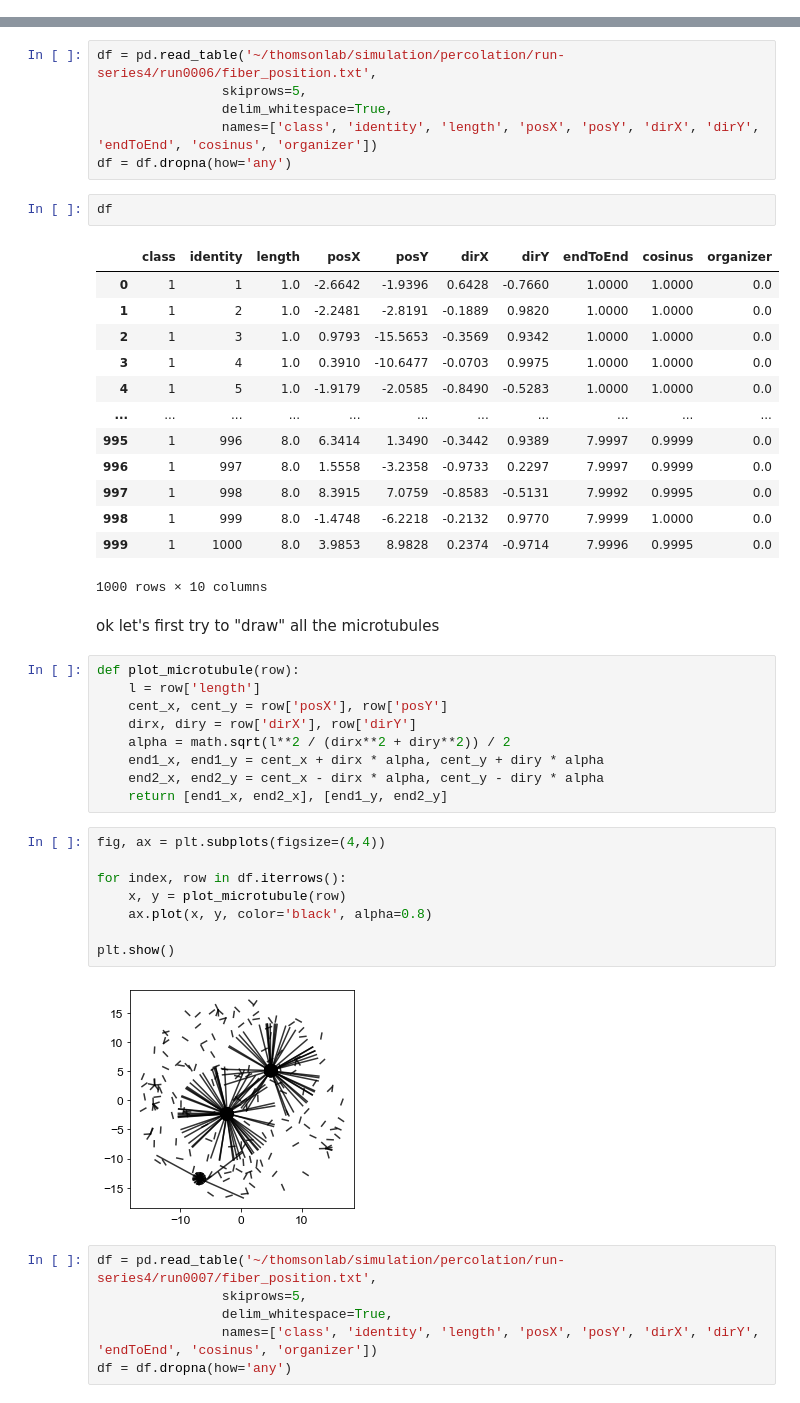
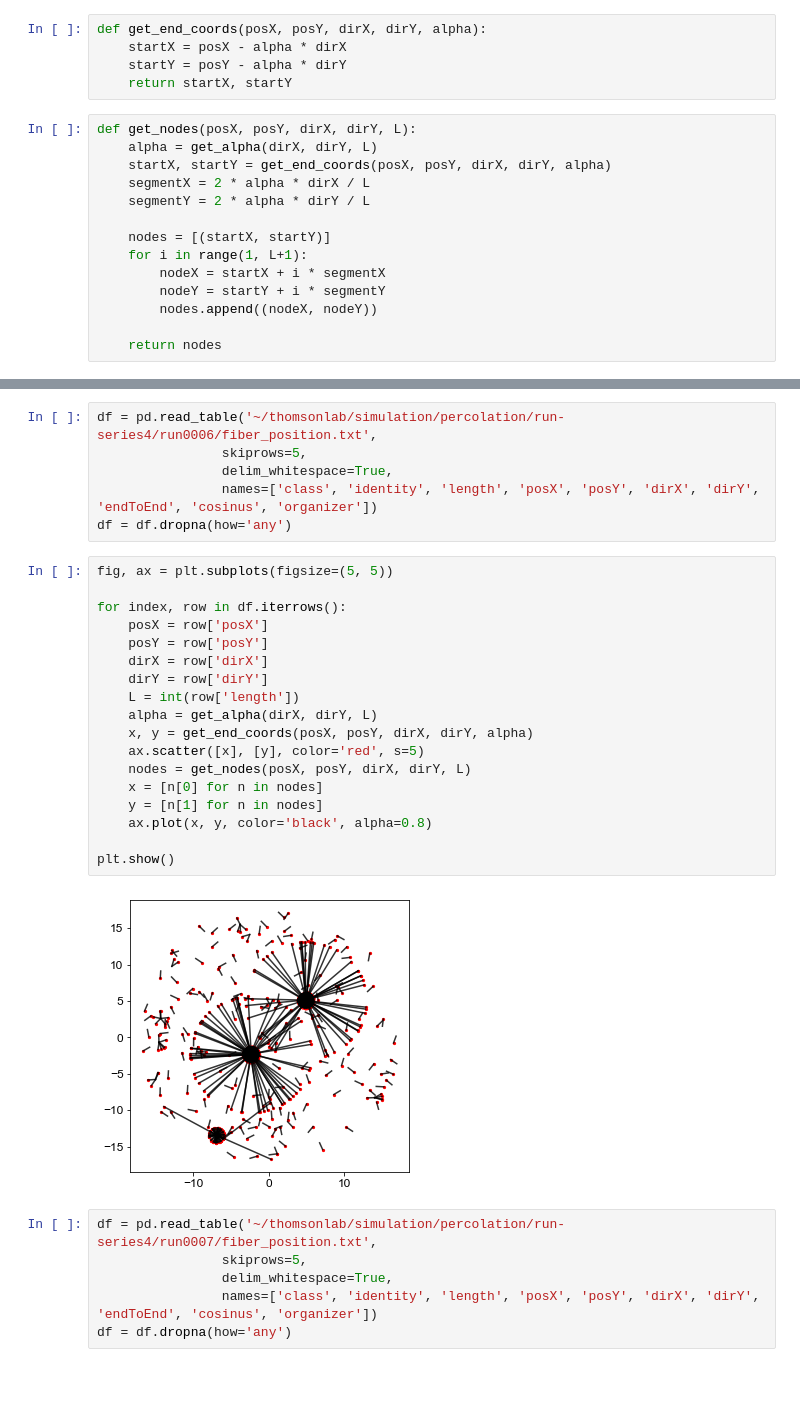
Before and after one commit to shichenliu97/active-matters-programmed-phase-transition, a Jupyter notebook: percolation/mean_min_dist.ipynb, the cells around one changed output, grey strips where cells are left out. Saved outputs shown, nothing was run; the diff lists cells and outputs as text.

```diff
--- a/percolation/mean_min_dist.ipynb
+++ b/percolation/mean_min_dist.ipynb
@@ -13,0 +20,19 @@ plt.rcParams['font.sans-serif'] = "Arial"
+# %%
+def get_end_coords(posX, posY, dirX, dirY, alpha):
+    startX = posX - alpha * dirX
+    startY = posY - alpha * dirY
+    return startX, startY
+# %%
+def get_nodes(posX, posY, dirX, dirY, L):
+    alpha = get_alpha(dirX, dirY, L)
+    startX, startY = get_end_coords(posX, posY, dirX, dirY, alpha)
+    segmentX = 2 * alpha * dirX / L
+    segmentY = 2 * alpha * dirY / L
+
+    nodes = [(startX, startY)]
+    for i in range(1, L+1):
+        nodeX = startX + i * segmentX
+        nodeY = startY + i * segmentY
+        nodes.append((nodeX, nodeY))
+
+    return nodes
@@ -17,43 +75,26 @@ df = pd.read_table('~/thomsonlab/simulation/percolation/run-series4/run0006/fibe
                 delim_whitespace=True,
                 names=['class', 'identity', 'length', 'posX', 'posY', 'dirX', 'dirY', 'endToEnd', 'cosinus', 'organizer'])
 df = df.dropna(how='any')
-# %%
-df
-# %% [output]
-|  | class | identity | length | posX | posY | dirX | dirY | endToEnd | cosinus | organizer |
-| 0 | 1 | 1 | 1.0 | -2.6642 | -1.9396 | 0.6428 | -0.7660 | 1.0000 | 1.0000 | 0.0 |
-| 1 | 1 | 2 | 1.0 | -2.2481 | -2.8191 | -0.1889 | 0.9820 | 1.0000 | 1.0000 | 0.0 |
-| 2 | 1 | 3 | 1.0 | 0.9793 | -15.5653 | -0.3569 | 0.9342 | 1.0000 | 1.0000 | 0.0 |
-| 3 | 1 | 4 | 1.0 | 0.3910 | -10.6477 | -0.0703 | 0.9975 | 1.0000 | 1.0000 | 0.0 |
-| 4 | 1 | 5 | 1.0 | -1.9179 | -2.0585 | -0.8490 | -0.5283 | 1.0000 | 1.0000 | 0.0 |
-| ... | ... | ... | ... | ... | ... | ... | ... | ... | ... | ... |
-| 995 | 1 | 996 | 8.0 | 6.3414 | 1.3490 | -0.3442 | 0.9389 | 7.9997 | 0.9999 | 0.0 |
-| 996 | 1 | 997 | 8.0 | 1.5558 | -3.2358 | -0.9733 | 0.2297 | 7.9997 | 0.9999 | 0.0 |
-| 997 | 1 | 998 | 8.0 | 8.3915 | 7.0759 | -0.8583 | -0.5131 | 7.9992 | 0.9995 | 0.0 |
-| 998 | 1 | 999 | 8.0 | -1.4748 | -6.2218 | -0.2132 | 0.9770 | 7.9999 | 1.0000 | 0.0 |
-| 999 | 1 | 1000 | 8.0 | 3.9853 | 8.9828 | 0.2374 | -0.9714 | 7.9996 | 0.9995 | 0.0 |
-1000 rows × 10 columns
-# %% [markdown]
-ok let's first try to "draw" all the microtubules
-# %%
-def plot_microtubule(row):
-    l = row['length']
-    cent_x, cent_y = row['posX'], row['posY']
-    dirx, diry = row['dirX'], row['dirY']
-    alpha = math.sqrt(l**2 / (dirx**2 + diry**2)) / 2
-    end1_x, end1_y = cent_x + dirx * alpha, cent_y + diry * alpha
-    end2_x, end2_y = cent_x - dirx * alpha, cent_y - diry * alpha
-    return [end1_x, end2_x], [end1_y, end2_y]
-# %%
-fig, ax = plt.subplots(figsize=(4,4))
-
-for index, row in df.iterrows():
-    x, y = plot_microtubule(row)
-    ax.plot(x, y, color='black', alpha=0.8)
-
-plt.show()
-# %% [output]
-[figure, removed]
+# %%
+fig, ax = plt.subplots(figsize=(5, 5))
+
+for index, row in df.iterrows():
+    posX = row['posX']
+    posY = row['posY']
+    dirX = row['dirX']
+    dirY = row['dirY']
+    L = int(row['length'])
+    alpha = get_alpha(dirX, dirY, L)
+    x, y = get_end_coords(posX, posY, dirX, dirY, alpha)
+    ax.scatter([x], [y], color='red', s=5)
+    nodes = get_nodes(posX, posY, dirX, dirY, L)
+    x = [n[0] for n in nodes]
+    y = [n[1] for n in nodes]
+    ax.plot(x, y, color='black', alpha=0.8)
+
+plt.show()
+# %% [output]
+[figure, added]
 # %%
 df = pd.read_table('~/thomsonlab/simulation/percolation/run-series4/run0007/fiber_position.txt',
                 skiprows=5,
```
Also changed, not shown: parts of 12 cells of this notebook.
